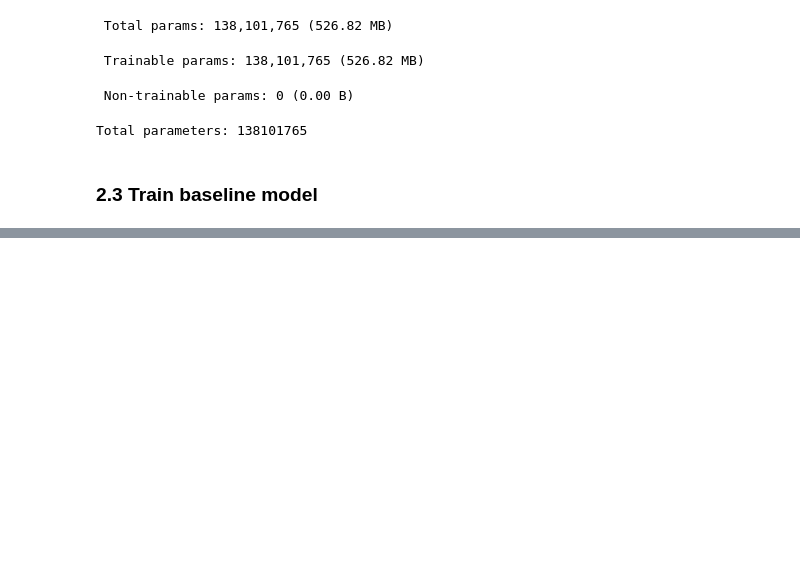
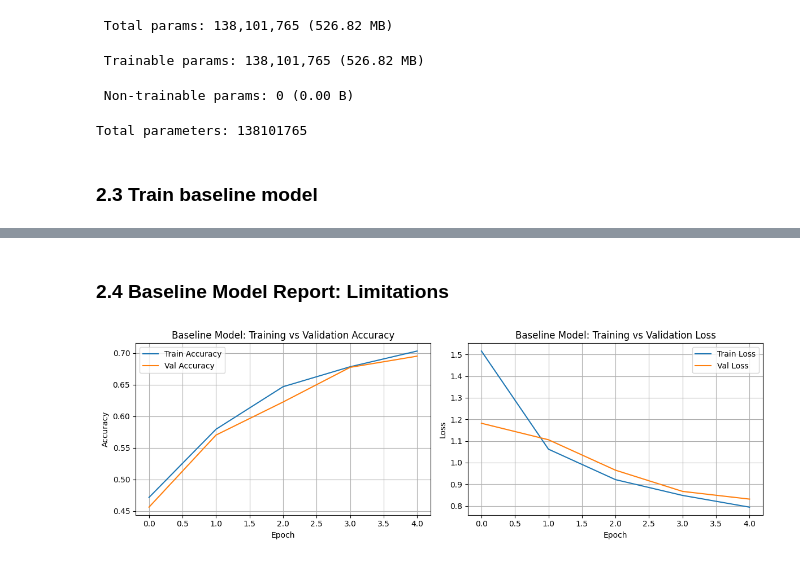
Before and after one commit to juancontrerasp/Exploring-Convolutional-Layers-TDSE, a Jupyter notebook: exploring_convolutional_layers.ipynb, the cells around one changed output, grey strips where cells are left out. Saved outputs shown, nothing was run; the diff lists cells and outputs as text; code cells hidden in the pictures; blank space fills up the shorter version.

Commit message:
Feat: Limitations and reference point

```diff
--- a/exploring_convolutional_layers.ipynb
+++ b/exploring_convolutional_layers.ipynb
@@ -186,8 +184,8 @@ val_ds = image_dataset_from_directory(
 
 
 AUTOTUNE = tf.data.AUTOTUNE
-train_ds = train_ds.shuffle(100).prefetch(buffer_size=AUTOTUNE)
-val_ds = val_ds.prefetch(buffer_size=AUTOTUNE)
+train_ds = train_ds.cache().shuffle(1000).prefetch(buffer_size=AUTOTUNE)
+val_ds = val_ds.cache().prefetch(buffer_size=AUTOTUNE)
 # %% [output]
 Using image_size: (424, 424) channels: 3
 Found 28793 files belonging to 5 classes.
@@ -256,0 +262,71 @@ KeyboardInterrupt:
+# %% [markdown]
+### 2.4 Baseline Model Report: Limitations
+# %%
+import matplotlib.pyplot as plt
+
+fig, axes = plt.subplots(1, 2, figsize=(12, 4))
+
+# Accuracy
+axes[0].plot(history.history["accuracy"], label="Train Accuracy")
+axes[0].plot(history.history["val_accuracy"], label="Val Accuracy")
+axes[0].set_xlabel("Epoch")
+axes[0].set_ylabel("Accuracy")
+axes[0].set_title("Baseline Model: Training vs Validation Accuracy")
+axes[0].legend()
+axes[0].grid(True)
+
+# Loss
+axes[1].plot(history.history["loss"], label="Train Loss")
+axes[1].plot(history.history["val_loss"], label="Val Loss")
+axes[1].set_xlabel("Epoch")
+axes[1].set_ylabel("Loss")
+axes[1].set_title("Baseline Model: Training vs Validation Loss")
+axes[1].legend()
+axes[1].grid(True)
+
+plt.tight_layout()
+plt.show()
+
+train_acc = history.history["accuracy"][-1]
+val_acc = history.history["val_accuracy"][-1]
+train_loss = history.history["loss"][-1]
+val_loss = history.history["val_loss"][-1]
+
+print("\n" + "="*60)
+print("BASELINE MODEL REPORT: OBSERVED LIMITATIONS")
+print("="*60)
+
+print(f"\n1. TRAINING & VALIDATION PERFORMANCE:")
+print(f"   Final Train Accuracy: {train_acc:.4f}")
+print(f"   Final Val Accuracy:   {val_acc:.4f}")
+print(f"   Accuracy Gap: {(train_acc - val_acc):.4f}")
+print(f"   Final Train Loss: {train_loss:.4f}")
+print(f"   Final Val Loss:   {val_loss:.4f}")
+
+print(f"\n2. OVERFITTING INDICATOR:")
+if train_acc - val_acc > 0.1:
+    print(f"   ⚠️  SEVERE OVERFITTING detected (gap > 10%)")
+elif train_acc - val_acc > 0.05:
+    print(f"   ⚠️  Moderate overfitting detected (gap > 5%)")
+else:
+    print(f"   ✓ Minimal overfitting (gap < 5%)")
+
+print(f"\n3. ARCHITECTURE LIMITATIONS:")
+print(f"   • Flattening destroys spatial structure:")
+print(f"     - Input shape: ({img_height}, {img_width}, {num_channels})")
+print(f"     - Flattened to: {img_height * img_width * num_channels:,} features")
+print(f"   • Dense layers treat each pixel independently")
+print(f"   • No translation/rotation invariance")
+print(f"   • Parameter explosion: {baseline_model.count_params():,} parameters")
+print(f"   • Cannot learn hierarchical spatial features")
+
+print(f"\n4. DATASET-SPECIFIC LIMITATIONS:")
+print(f"   • {len(classes)} morphological classes need spatial reasoning:")
+for c in classes:
+    print(f"     - {c}")
+print(f"   • Shapes vary significantly → spatial features matter")
+print(f"   • Flatten approach loses object geometry information")
+
+print("\n" + "="*60)
+# %% [output]
+[figure, added]
```
Also changed, not shown: parts of 3 cells of this notebook.
